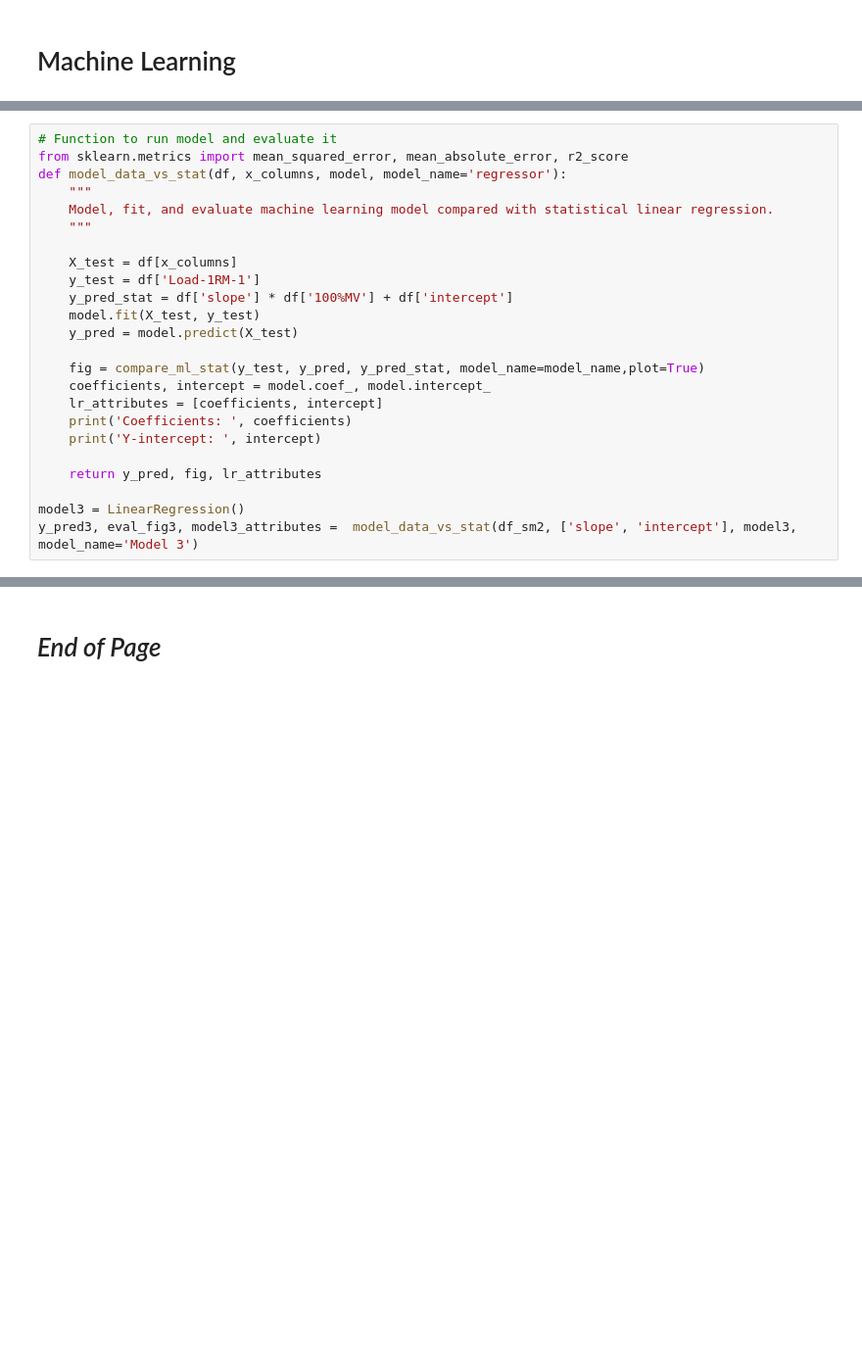
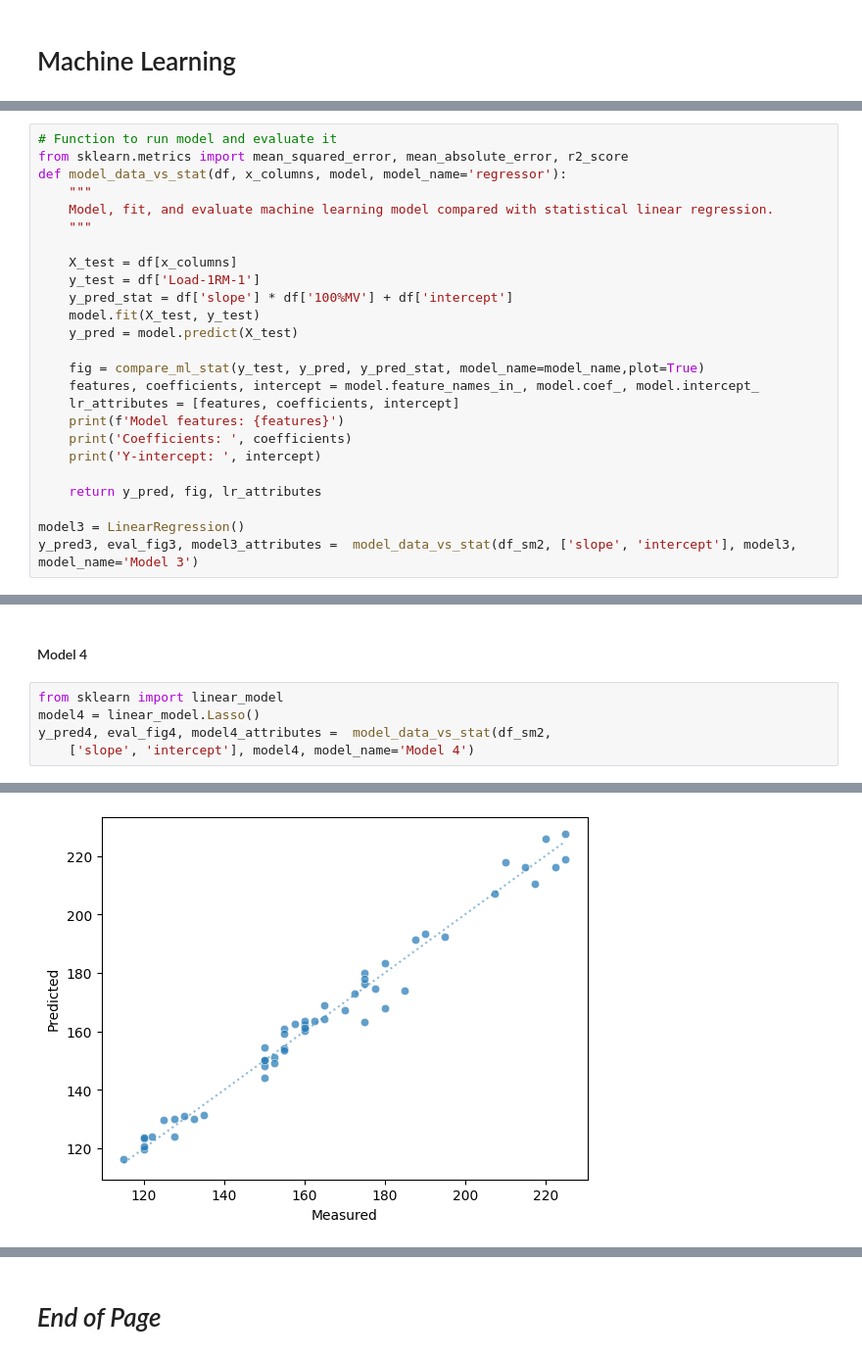
Before and after one commit to silvhua/lighthouse-capstone-project, a Jupyter notebook: notebooks/2022-11-20 EDA and linear regression.ipynb, the cells around one changed output, grey strips where cells are left out. Shown at 98% size. Saved outputs shown, nothing was run; the diff lists cells and outputs as text; blank space fills up the shorter version.

Commit message:
1st iteration of model 4 w/ smith machine data done

```diff
--- a/notebooks/2022-11-20 EDA and linear regression.ipynb
+++ b/notebooks/2022-11-20 EDA and linear regression.ipynb
@@ -1221,8 +1219,9 @@ def model_data_vs_stat(df, x_columns, model, model_name='regressor'):
     y_pred = model.predict(X_test)
 
     fig = compare_ml_stat(y_test, y_pred, y_pred_stat, model_name=model_name,plot=True)
-    coefficients, intercept = model.coef_, model.intercept_
-    lr_attributes = [coefficients, intercept]
+    features, coefficients, intercept = model.feature_names_in_, model.coef_, model.intercept_
+    lr_attributes = [features, coefficients, intercept]
+    print(f'Model features: {features}')
     print('Coefficients: ', coefficients)
     print('Y-intercept: ', intercept)
 
@@ -1295,3 +1297,11 @@ target std: 30.73
 Coefficients:  [4.02141688e-01 1.12512173e+00 6.31324603e-34]
 Y-intercept:  -5.24122003653315
 [figure]
+# %% [markdown]
+#### Model 4
+# %%
+from sklearn import linear_model
+model4 = linear_model.Lasso()
+y_pred4, eval_fig4, model4_attributes =  model_data_vs_stat(df_sm2,
+    ['slope', 'intercept'], model4, model_name='Model 4')
+# %% [output]
@@ -1297,0 +1324 @@ Y-intercept:  -5.24122003653315
+[figure, added]
```
Also changed, not shown: parts of 18 cells of this notebook.
